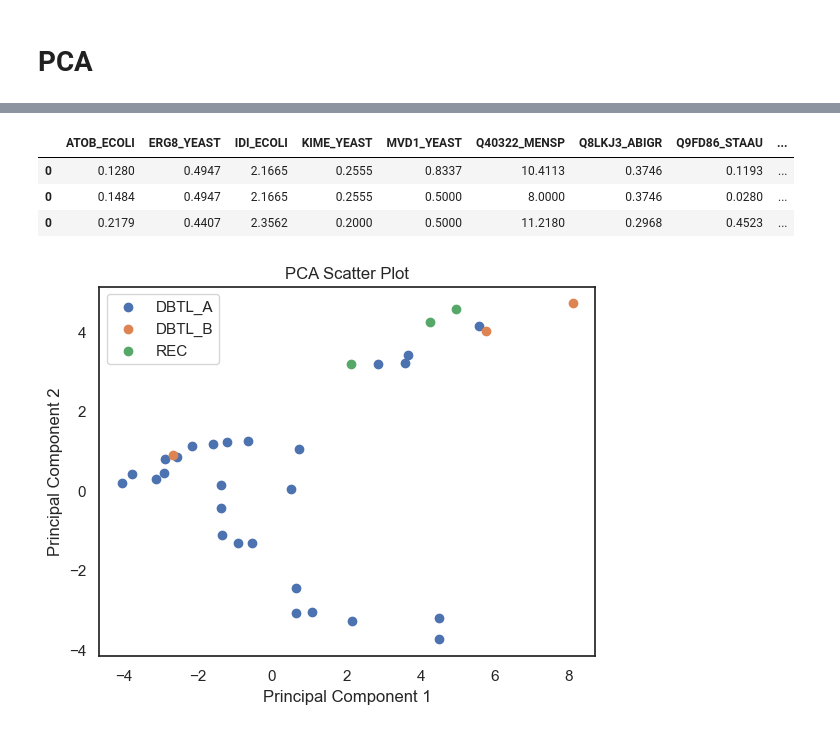
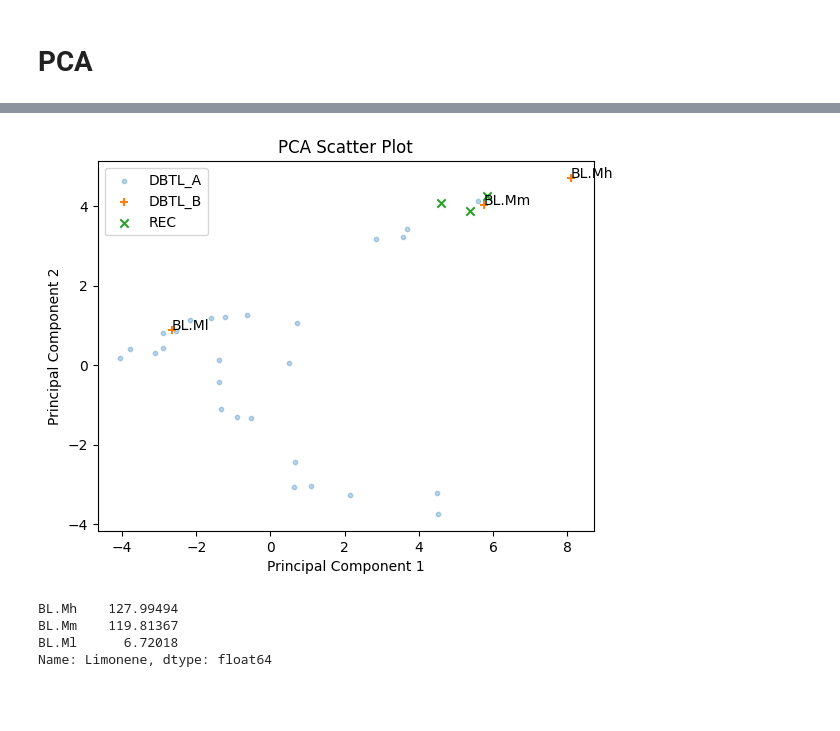
Before and after one commit to costasmexis/straindesignXAI, a Jupyter notebook: notebooks/Limonene_manual.ipynb, the cells around one changed output, grey strips where cells are left out. Drawn from its saved outputs; the diff is of its cells as text; code cells hidden in the pictures; blank space fills up the shorter version.

```diff
--- a/notebooks/Limonene_manual.ipynb
+++ b/notebooks/Limonene_manual.ipynb
@@ -323,27 +299,29 @@ df_B
-# %%
-cf_df
-# %% [output]
-|  | ATOB_ECOLI | ERG8_YEAST | IDI_ECOLI | KIME_YEAST | MVD1_YEAST | Q40322_MENSP | Q8LKJ3_ABIGR | Q9FD86_STAAU | ... |
-| 0 | 0.1280 | 0.4947 | 2.1665 | 0.2555 | 0.8337 | 10.4113 | 0.3746 | 0.1193 | ... |
-| 0 | 0.1484 | 0.4947 | 2.1665 | 0.2555 | 0.5000 | 8.0000 | 0.3746 | 0.0280 | ... |
-| 0 | 0.2179 | 0.4407 | 2.3562 | 0.2000 | 0.5000 | 11.2180 | 0.2968 | 0.4523 | ... |
 # %%
 from sklearn.decomposition import PCA
+import matplotlib.pyplot as plt
 
 pca = PCA(n_components=2)
 pca.fit(df_A[INPUT_VARS])
 trans_df_A = pca.transform(df_A[INPUT_VARS])
 trans_df_B = pca.transform(df_B[INPUT_VARS])
-trans_rec = pca.transform(cf_df[INPUT_VARS])
+trans_rec = pca.transform(sample_df[INPUT_VARS][:3])
 
 # Plot
-plt.scatter(trans_df_A[:, 0], trans_df_A[:, 1], label="DBTL_A")
-plt.scatter(trans_df_B[:, 0], trans_df_B[:, 1], label="DBTL_B")
-plt.scatter(trans_rec[:, 0], trans_rec[:, 1], label="REC")
+plt.scatter(trans_df_A[:, 0], trans_df_A[:, 1], label="DBTL_A", alpha=0.3, s=10)
+plt.scatter(trans_df_B[:, 0], trans_df_B[:, 1], label="DBTL_B", marker='+')
+for i, txt in enumerate(DBTL_B):
+    plt.annotate(txt, (trans_df_B[i, 0], trans_df_B[i, 1]))
+plt.scatter(trans_rec[:, 0], trans_rec[:, 1], label="REC", marker='x')
 plt.xlabel("Principal Component 1")
 plt.ylabel("Principal Component 2")
 plt.title("PCA Scatter Plot")
 plt.legend()
 plt.show()
+
+print(df_B['Limonene'].sort_values(ascending=False))
 # %% [output]
-[figure, old version]
+[figure, new version]
+BL.Mh    127.99494
+BL.Mm    119.81367
+BL.Ml      6.72018
+Name: Limonene, dtype: float64
```
Also changed, not shown: parts of 8 cells of this notebook, 3 other files.
